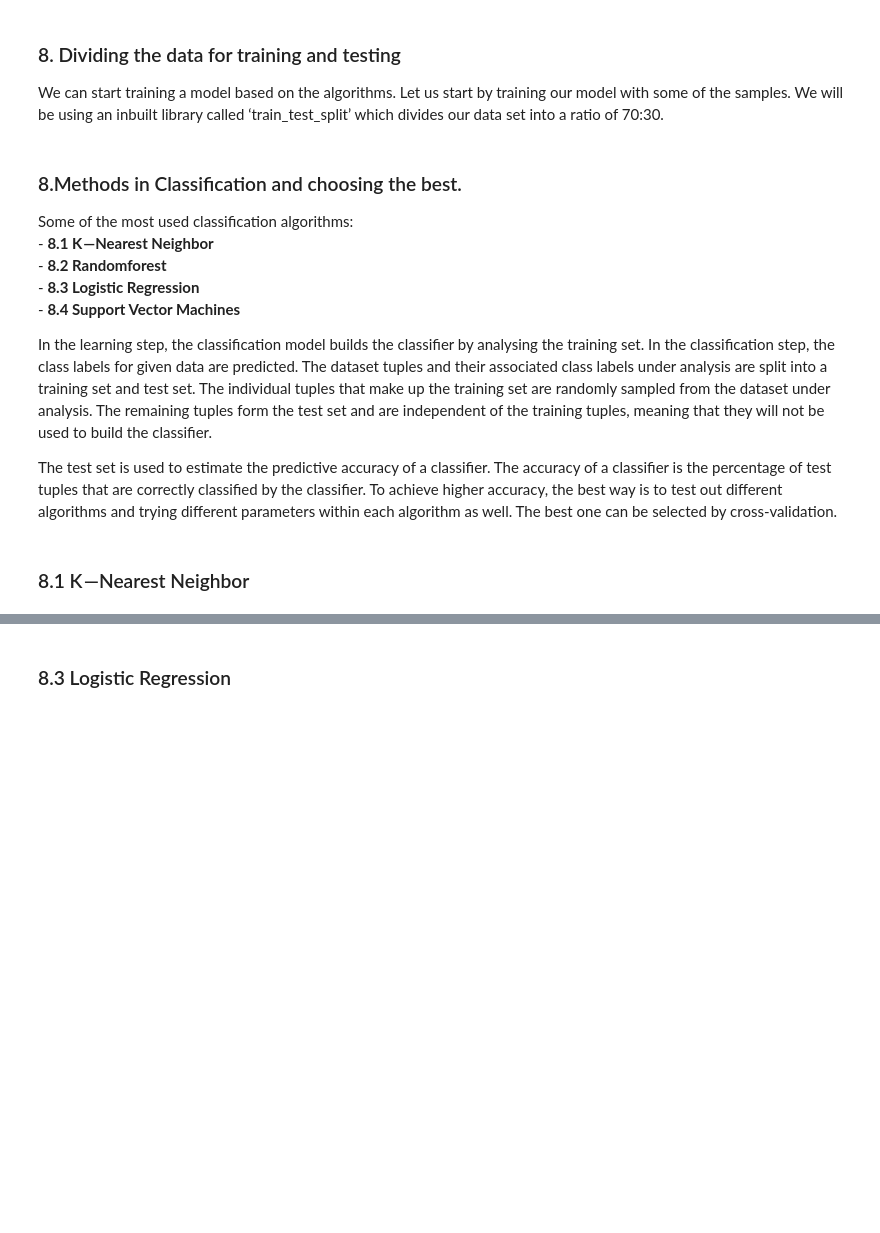
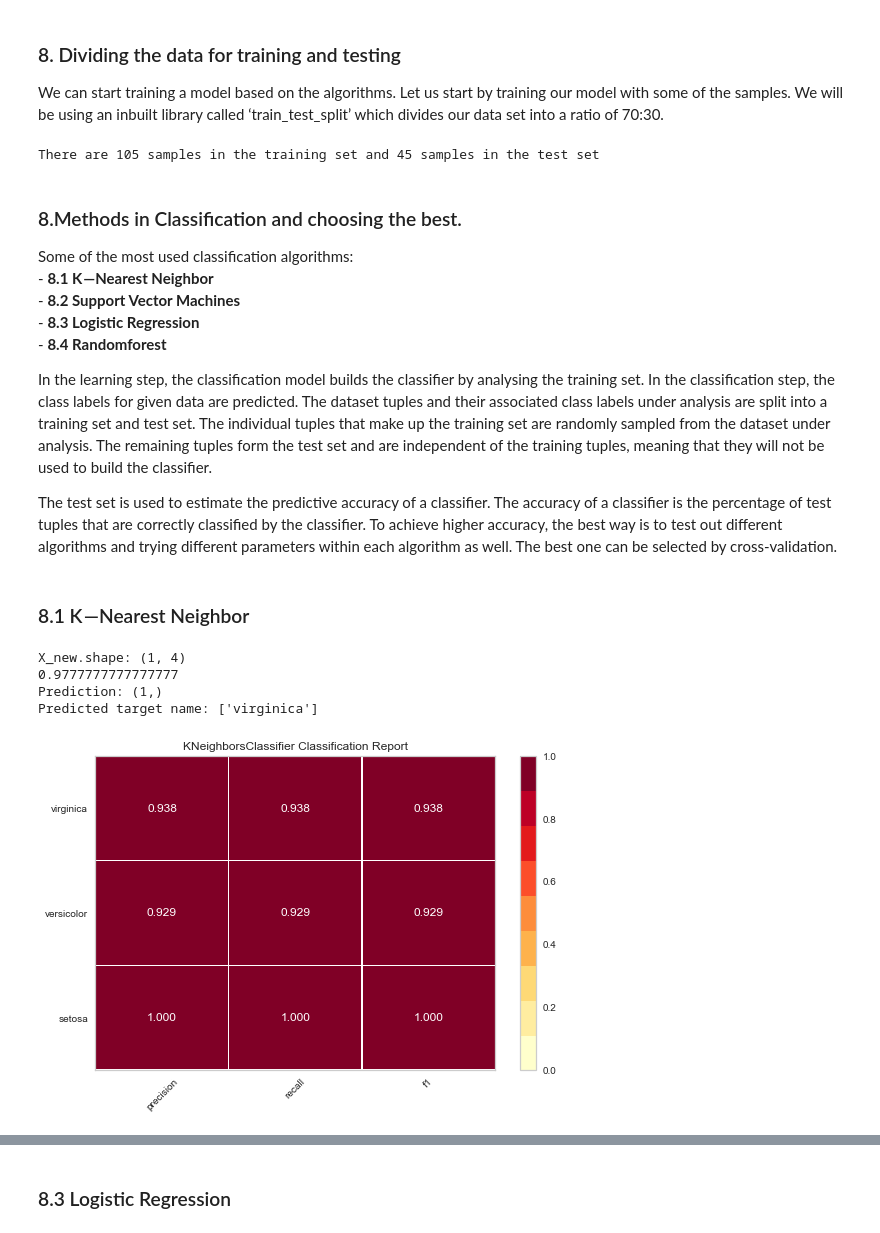
Before and after one commit to kamilam1987/Emerging_Technologies, a Jupyter notebook: iris-datase.ipynb, the cells around one changed output, grey strips where cells are left out. Drawn from its saved outputs; the diff is of its cells as text; code cells hidden in the pictures; blank space fills up the shorter version.

Commit message:
Added ClassificationReport for classification algorithms

```diff
--- a/iris-datase.ipynb
+++ b/iris-datase.ipynb
@@ -209,11 +219,63 @@ x_train, x_test, y_train,y_test = train_test_split(X,Y,test_size=0.3,random_stat
+# %%
+#Split data into training and test datasets
+from sklearn.model_selection import train_test_split
+
+#Defining data and label
+x = df.values[:,0:4]
+y = df.values[:,4]
+
+# Training will be based on 70% of data
+x_train, x_test, y_train,y_test = train_test_split(x,y,test_size=0.3)
+
+# Prints the amount of training set and the amount of test sets
+print('There are {} samples in the training set and {} samples in the test set'.format(x_train.shape[0], x_test.shape[0]))
+# %% [output]
+There are 105 samples in the training set and 45 samples in the test set
 # %% [markdown]
 ### 8.Methods in Classification and choosing the best.
 
 Some of the most used classification algorithms:
-<br> - __8.1 K —Nearest Neighbor__<br> - __8.2 Randomforest__<br> - __8.3 Logistic Regression__<br> - __8.4 Support Vector Machines__
+<br> - __8.1 K —Nearest Neighbor__<br> - __8.2 Support Vector Machines__<br> - __8.3 Logistic Regression__<br> - __8.4 Randomforest__
 
 In the learning step, the classification model builds the classifier by analysing the training set. In the classification step, the class labels for given data are predicted. The dataset tuples and their associated class labels under analysis are split into a training set and test set. The individual tuples that make up the training set are randomly sampled from the dataset under analysis. The remaining tuples form the test set and are independent of the training tuples, meaning that they will not be used to build the classifier.
 
 The test set is used to estimate the predictive accuracy of a classifier. The accuracy of a classifier is the percentage of test tuples that are correctly classified by the classifier. To achieve higher accuracy, the best way is to test out different algorithms and trying different parameters within each algorithm as well. The best one can be selected by cross-validation.
 # %% [markdown]
 ### 8.1  K —Nearest Neighbor
+# %%
+# Import accuracy_score from sci-kit learn
+from sklearn.metrics import accuracy_score
+# Import the k-nearest neighbors classifier from sklearn.neighbors
+from sklearn.neighbors import KNeighborsClassifier
+
+# Instantiate the KNeighborsClassifier with a n_neighbors value of 1
+model = KNeighborsClassifier(n_neighbors=1)
+# Build the model from the training set
+model.fit(x_train, y_train)
+predictions = model.predict(x_test)
+# Create a new sample and use the model built above to predict the species
+x_new = np.array([[6.9,3.2,5.7,2.3]])
+print("X_new.shape: {}".format(x_new.shape))
+predictions = model.predict(x_test)
+print(accuracy_score(y_test, predictions))
+# make a predition based on the above sample
+prediction = model.predict(x_new)
+print("Prediction: {}".format(prediction.shape))
+print("Predicted target name: {}".format(prediction))
+#print("Prediction accuracy: {}"predictions = model.predict(x_test))
+# %% [output]
+X_new.shape: (1, 4)
+0.9777777777777777
+Prediction: (1,)
+Predicted target name: ['virginica']
+# %%
+#Import ClassificationReport from yellowbrick.classifier
+from yellowbrick.classifier import ClassificationReport
+
+# Creates report
+model = ClassificationReport(KNeighborsClassifier())
+model.fit(x_train, y_train)
+model.score(x_test, y_test)
+model.poof()
+# %% [output]
+[figure, added]
```
Also changed, not shown: parts of 26 cells of this notebook.
